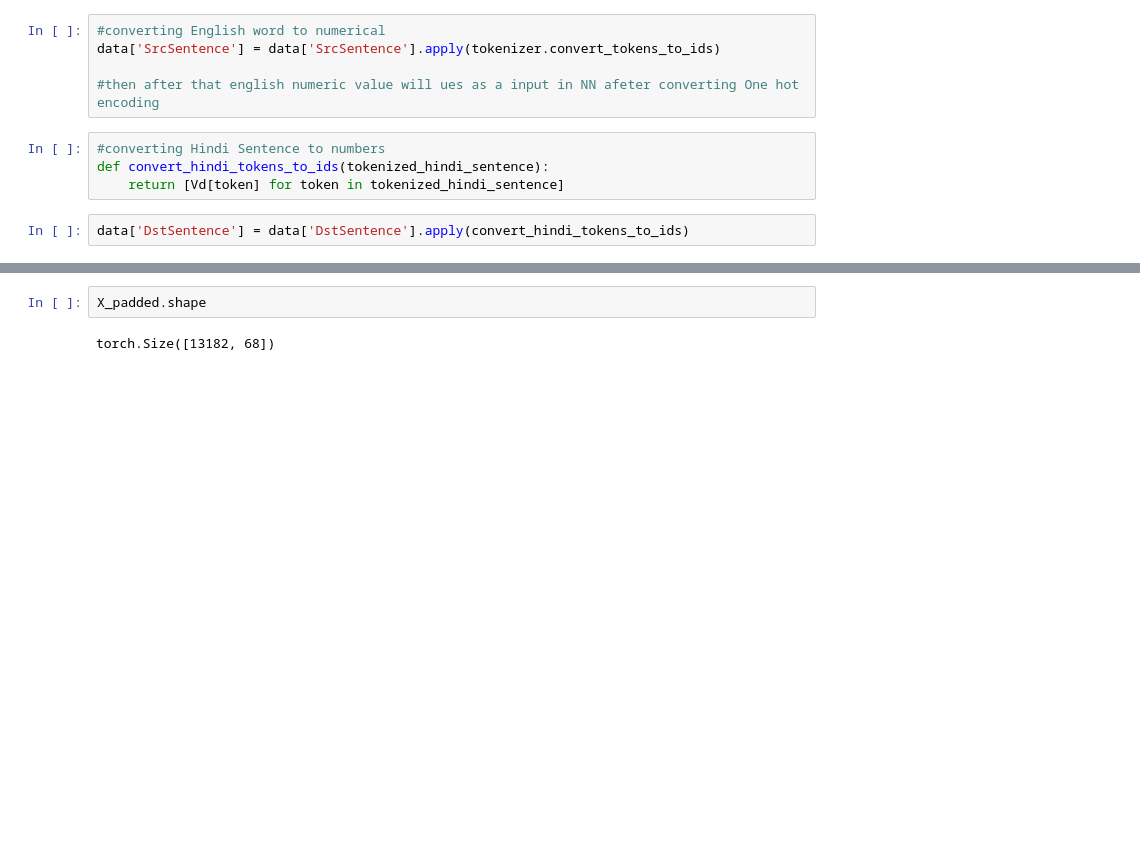
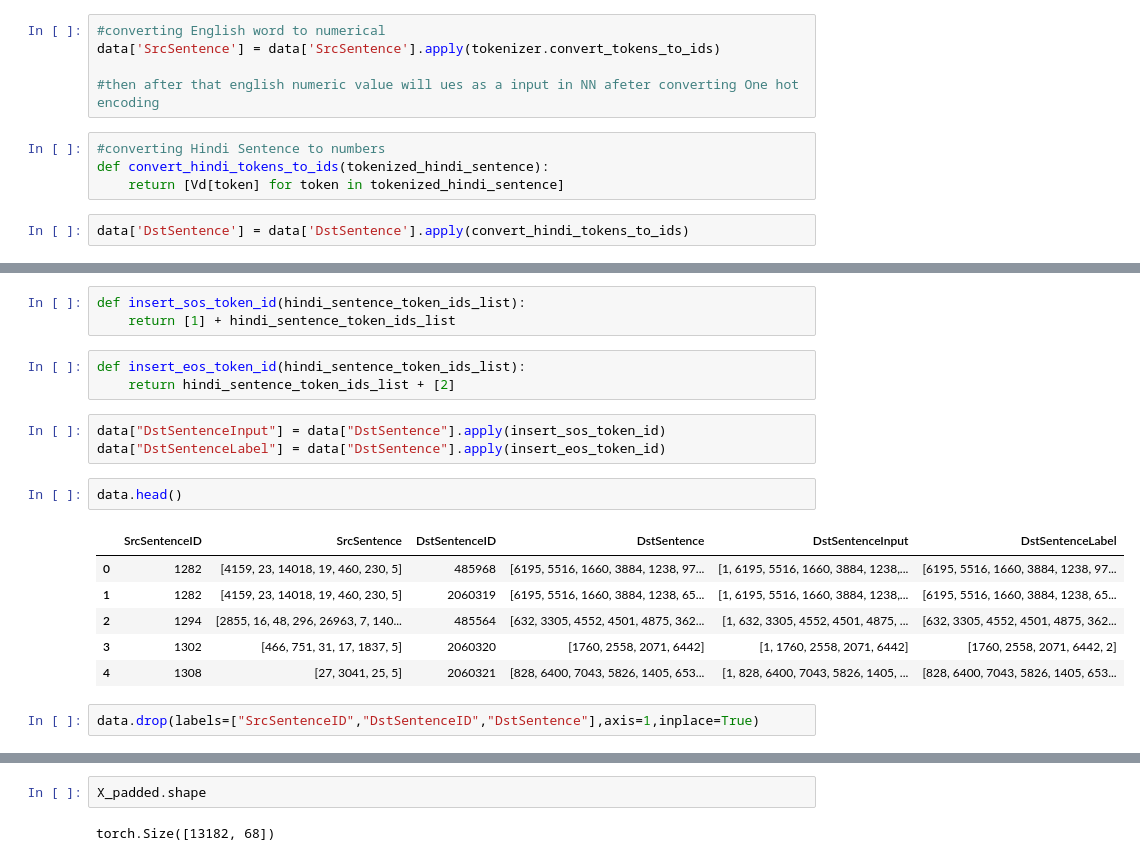
Before and after one commit to Thasinkhan1/Language_Translation, a Jupyter notebook: main.ipynb, the cells around one changed output, grey strips where cells are left out. Saved outputs shown, nothing was run; the diff lists cells and outputs as text; blank space fills up the shorter version.

```diff
--- a/main.ipynb
+++ b/main.ipynb
@@ -146,0 +147,20 @@ data.head()
+# %%
+def insert_sos_token_id(hindi_sentence_token_ids_list):
+    return [1] + hindi_sentence_token_ids_list
+# %%
+def insert_eos_token_id(hindi_sentence_token_ids_list):
+    return hindi_sentence_token_ids_list + [2]
+# %%
+data["DstSentenceInput"] = data["DstSentence"].apply(insert_sos_token_id)
+data["DstSentenceLabel"] = data["DstSentence"].apply(insert_eos_token_id)
+# %%
+data.head()
+# %% [output]
+|  | SrcSentenceID | SrcSentence | DstSentenceID | DstSentence | DstSentenceInput | DstSentenceLabel |
+| 0 | 1282 | [4159, 23, 14018, 19, 460, 230, 5] | 485968 | [6195, 5516, 1660, 3884, 1238, 97... | [1, 6195, 5516, 1660, 3884, 1238,... | [6195, 5516, 1660, 3884, 1238, 97... |
+| 1 | 1282 | [4159, 23, 14018, 19, 460, 230, 5] | 2060319 | [6195, 5516, 1660, 3884, 1238, 65... | [1, 6195, 5516, 1660, 3884, 1238,... | [6195, 5516, 1660, 3884, 1238, 65... |
+| 2 | 1294 | [2855, 16, 48, 296, 26963, 7, 140... | 485564 | [632, 3305, 4552, 4501, 4875, 362... | [1, 632, 3305, 4552, 4501, 4875, ... | [632, 3305, 4552, 4501, 4875, 362... |
+| 3 | 1302 | [466, 751, 31, 17, 1837, 5] | 2060320 | [1760, 2558, 2071, 6442] | [1, 1760, 2558, 2071, 6442] | [1760, 2558, 2071, 6442, 2] |
+| 4 | 1308 | [27, 3041, 25, 5] | 2060321 | [828, 6400, 7043, 5826, 1405, 653... | [1, 828, 6400, 7043, 5826, 1405, ... | [828, 6400, 7043, 5826, 1405, 653... |
+# %%
+data.drop(labels=["SrcSentenceID","DstSentenceID","DstSentence"],axis=1,inplace=True)
```
Also changed, not shown: parts of 28 cells of this notebook, 2 other files.
